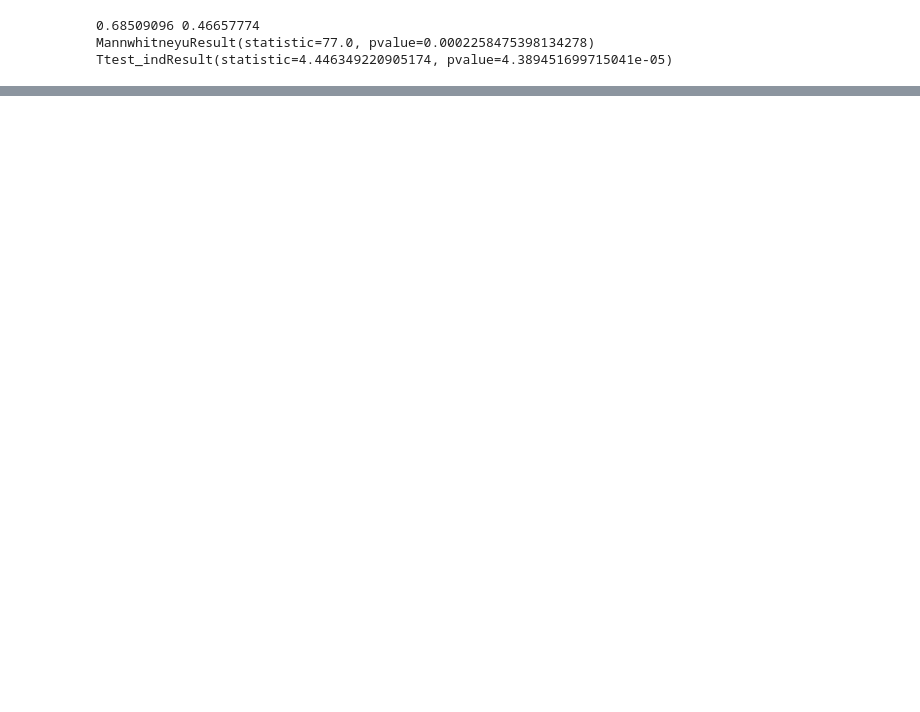
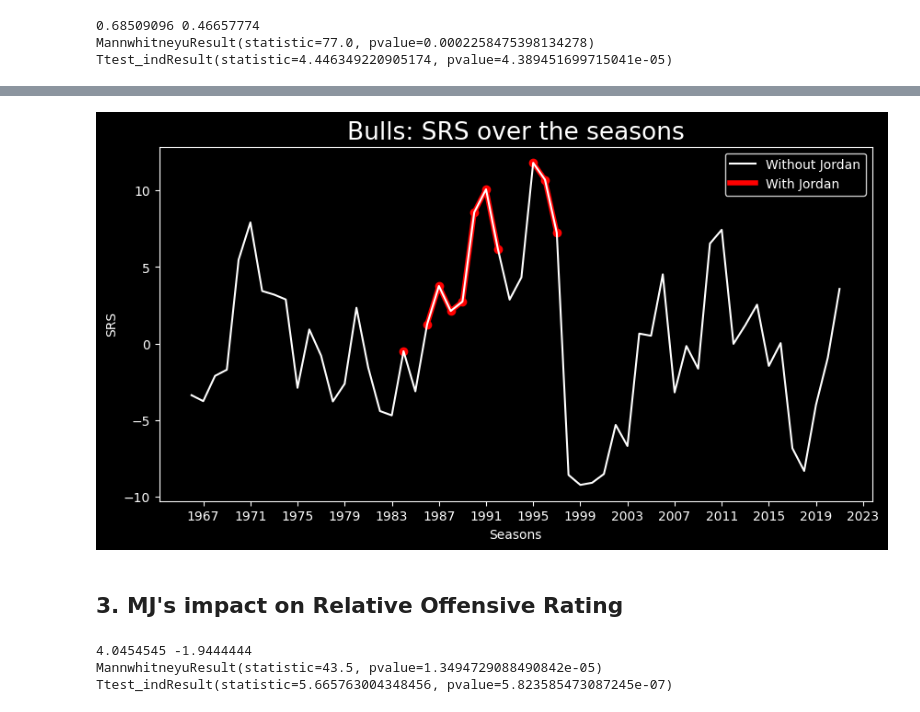
Before and after one commit to SunTzunami/IBM312_assignment, a Jupyter notebook: mj_analysis.ipynb, the cells around one changed output, grey strips where cells are left out. Saved outputs shown, nothing was run; the diff lists cells and outputs as text; code cells hidden in the pictures; blank space fills up the shorter version.

```diff
--- a/mj_analysis.ipynb
+++ b/mj_analysis.ipynb
@@ -138,0 +180,41 @@ print(len(np.unique(player_names)))
+# %%
+# size of the plot generated
+plt.rcParams['figure.figsize'] = [10, 5]
+
+# to manipulate intervals by which years are displayed (default: 4)
+plt.gca().xaxis.set_major_locator(mdates.DayLocator(interval=4))
+
+plt.plot(df['seasons'], df[stat_name], color='white')
+plt.scatter(df['seasons'][18], df[stat_name][18], color='#ff0000')
+plt.scatter(df['seasons'][20:27], df[stat_name][20:27], color='#ff0000')
+plt.plot(df['seasons'][20:27], df[stat_name][20:27], color='#ff0000', lw=4, zorder=-1)
+plt.scatter(df['seasons'][29:32], df[stat_name][29:32], color='#ff0000')
+plt.plot(df['seasons'][29:32], df[stat_name][29:32], color='#ff0000', lw=4, zorder=-1)
+plt.legend(shadow=True, labels=['Without Jordan', 'With Jordan'])
+plt.xlabel("Seasons")
+plt.ylabel("{}".format(stat_name))
+plt.title("Bulls: {} over the seasons".format(stat_name), size=19)
+
+# plt.axvspan(1984, 1992, color='white', alpha=0.4)
+# plt.axvspan(1995, 1997, color='white', alpha=0.4)
+
+plt.show()
+# %% [output]
+[figure, added]
+# %% [markdown]
+## 3. MJ's impact on Relative Offensive Rating
+# %%
+from scipy.stats import mannwhitneyu, ttest_ind
+
+stat_name = 'Rel ORtg'
+
+mean_stat_with_jordan = np.mean(dfa[stat_name])
+mean_stat_without_jordan = np.mean(dfb[stat_name])
+print(mean_stat_with_jordan, mean_stat_without_jordan)
+
+print(mannwhitneyu(dfa[stat_name], dfb[stat_name]))
+print(ttest_ind(dfa[stat_name], dfb[stat_name]))
+# %% [output]
+4.0454545 -1.9444444
+MannwhitneyuResult(statistic=43.5, pvalue=1.3494729088490842e-05)
+Ttest_indResult(statistic=5.665763004348456, pvalue=5.823585473087245e-07)
```
Also changed, not shown: parts of 24 cells of this notebook.
